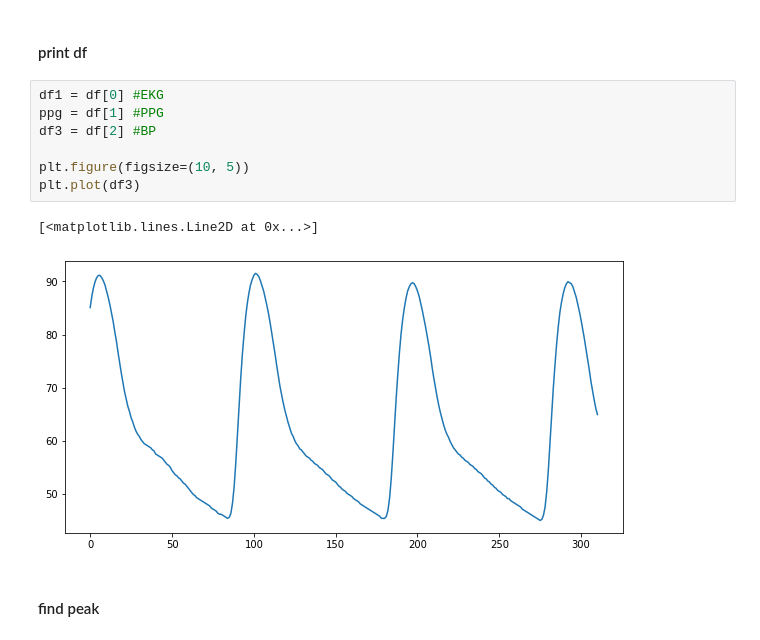
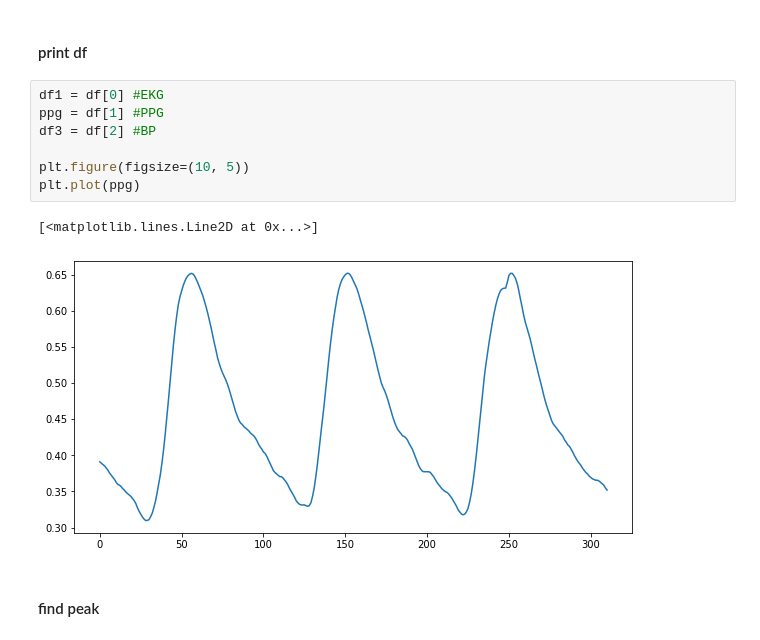
Before and after one commit to octavvia/ml-identification-of-hypertension, a Jupyter notebook: FindPeak.ipynb, the cells around one changed output. Saved outputs shown, nothing was run; the diff lists cells and outputs as text.

```diff
--- a/FindPeak.ipynb
+++ b/FindPeak.ipynb
@@ -97,13 +97,13 @@ df.head()
 # %%
 df1 = df[0] #EKG
 ppg = df[1] #PPG
 df3 = df[2] #BP
 
 plt.figure(figsize=(10, 5))
-plt.plot(df3)
+plt.plot(ppg)
 # %% [output]
 [<matplotlib.lines.Line2D at 0x...>]
-[figure, old version]
+[figure, new version]
 # %% [markdown]
 #### find peak
 # %%
```
Also changed, not shown: parts of 4 cells of this notebook.
